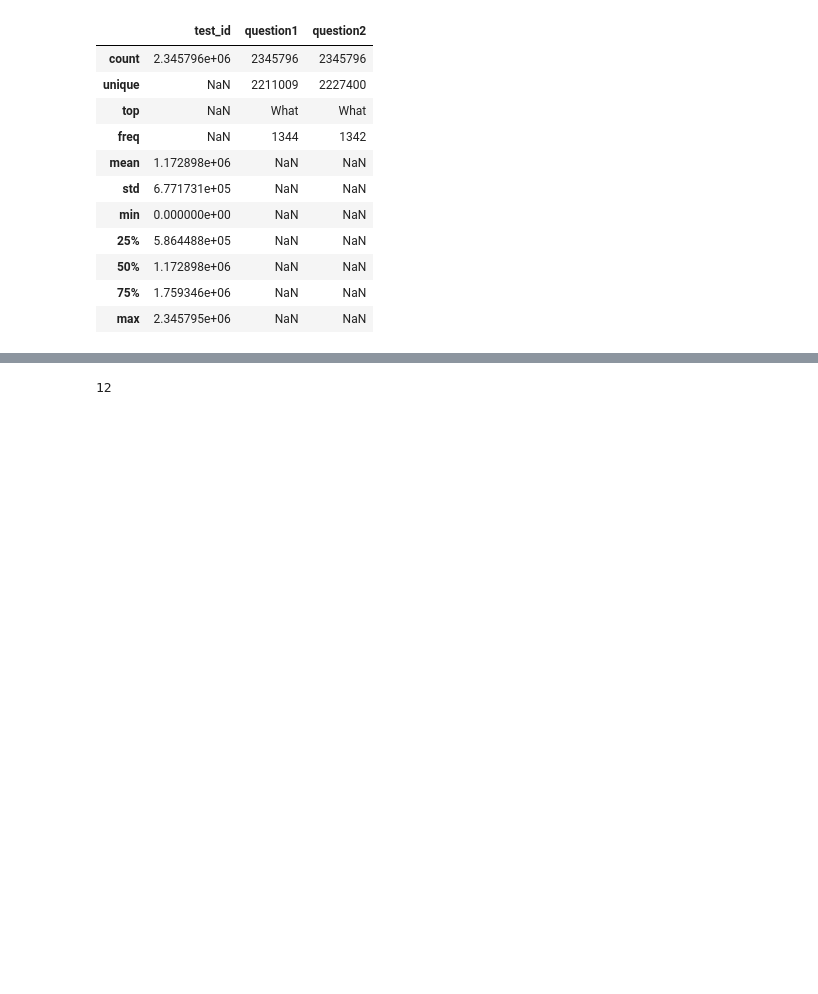
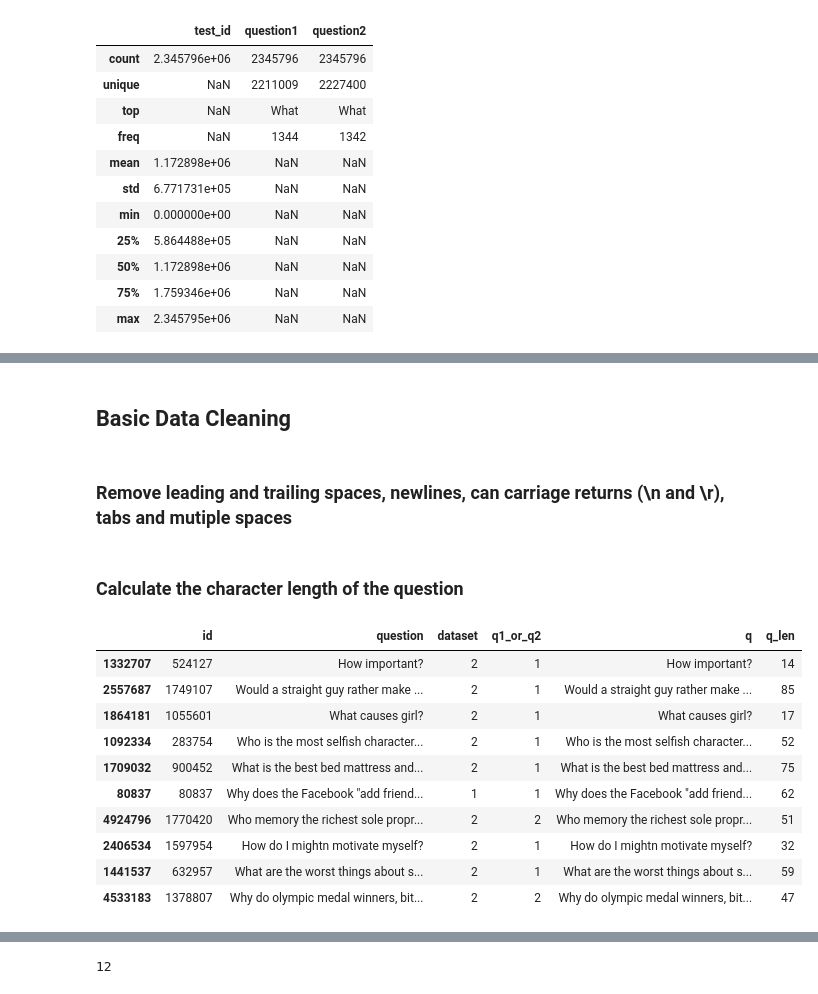
Before and after one commit to bwputman/266-project, a Jupyter notebook: EDA-p3v2.ipynb, the cells around one changed output, grey strips where cells are left out. Cells and saved outputs as stored; diff of their text form; code cells hidden in the pictures; blank space fills up the shorter version.

```diff
--- a/EDA-p3v2.ipynb
+++ b/EDA-p3v2.ipynb
@@ -156,0 +202,4 @@ testing_data.describe(include='all')
+# %% [markdown]
+## Basic Data Cleaning
+# %% [markdown]
+### Remove leading and trailing spaces, newlines, can carriage returns (\n and \r), tabs and mutiple spaces
@@ -156,0 +210,18 @@ testing_data.describe(include='all')
+# %% [markdown]
+### Calculate the character length of the question
+# %%
+
+df_all['q_len'] = df_all.q.map(len)
+df_all.sample(10)
+# %% [output]
+|  | id | question | dataset | q1_or_q2 | q | q_len |
+| 1332707 | 524127 | How important? | 2 | 1 | How important? | 14 |
+| 2557687 | 1749107 | Would a straight guy rather make ... | 2 | 1 | Would a straight guy rather make ... | 85 |
+| 1864181 | 1055601 | What causes girl? | 2 | 1 | What causes girl? | 17 |
+| 1092334 | 283754 | Who is the most selfish character... | 2 | 1 | Who is the most selfish character... | 52 |
+| 1709032 | 900452 | What is the best bed mattress and... | 2 | 1 | What is the best bed mattress and... | 75 |
+| 80837 | 80837 | Why does the Facebook "add friend... | 1 | 1 | Why does the Facebook "add friend... | 62 |
+| 4924796 | 1770420 | Who memory the richest sole propr... | 2 | 2 | Who memory the richest sole propr... | 51 |
+| 2406534 | 1597954 | How do I mightn motivate myself? | 2 | 1 | How do I mightn motivate myself? | 32 |
+| 1441537 | 632957 | What are the worst things about s... | 2 | 1 | What are the worst things about s... | 59 |
+| 4533183 | 1378807 | Why do olympic medal winners, bit... | 2 | 2 | Why do olympic medal winners, bit... | 47 |
```
Also changed, not shown: parts of 41 cells of this notebook.
